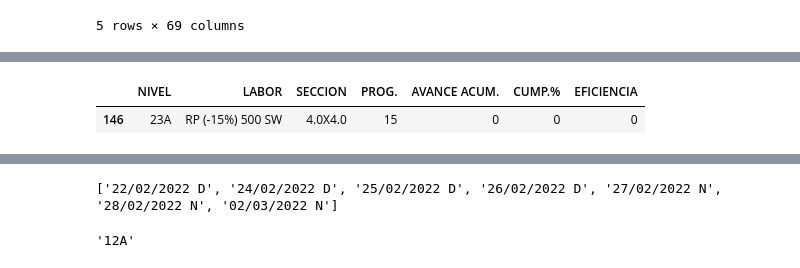
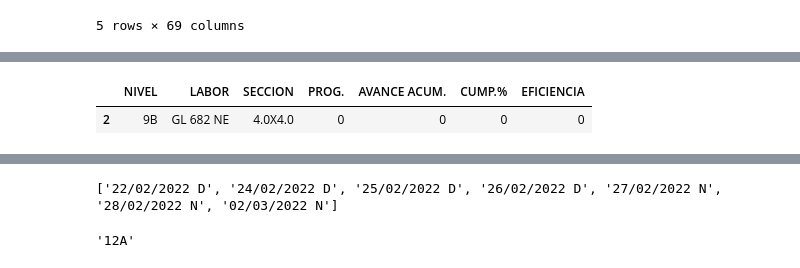
Before and after one commit to ivansaul/gmi, a Jupyter notebook: pervol/efi_topo.ipynb, the cells around one changed output, grey strips where cells are left out. Cells and saved outputs as stored; diff of their text form; code cells hidden in the pictures.

```diff
--- a/pervol/pervol.ipynb
+++ b/pervol/efi_topo.ipynb
@@ -123,10 +123,10 @@ df.iloc[[3]].dropna(axis='columns',how='any')
 |  | NIVEL | LABOR | SECCION | PROG. | AVANCE ACUM. | CUMP.% | EFICIENCIA | 22/02/2022 D | 24/02/2022 D | ... |
 | 3 | 12A | BP 595 NE | 4.0X3.5 | 20 | 21.18 | 1.059 | 3.025714 | 2.1 | 3 | ... |
 # %%
-df.iloc[[134]].dropna(axis='columns',how='any')
+df.iloc[[2]].dropna(axis='columns',how='any')
 # %% [output]
 |  | NIVEL | LABOR | SECCION | PROG. | AVANCE ACUM. | CUMP.% | EFICIENCIA |
-| 146 | 23A | RP (-15%) 500 SW | 4.0X4.0 | 15 | 0 | 0 | 0 |
+| 2 | 9B | GL 682 NE | 4.0X4.0 | 0 | 0 | 0 | 0 |
 # %%
 dfx=df.iloc[[3]].dropna(axis='columns',how='any')
 dfx
```
Also changed, not shown: parts of 7 cells of this notebook.
